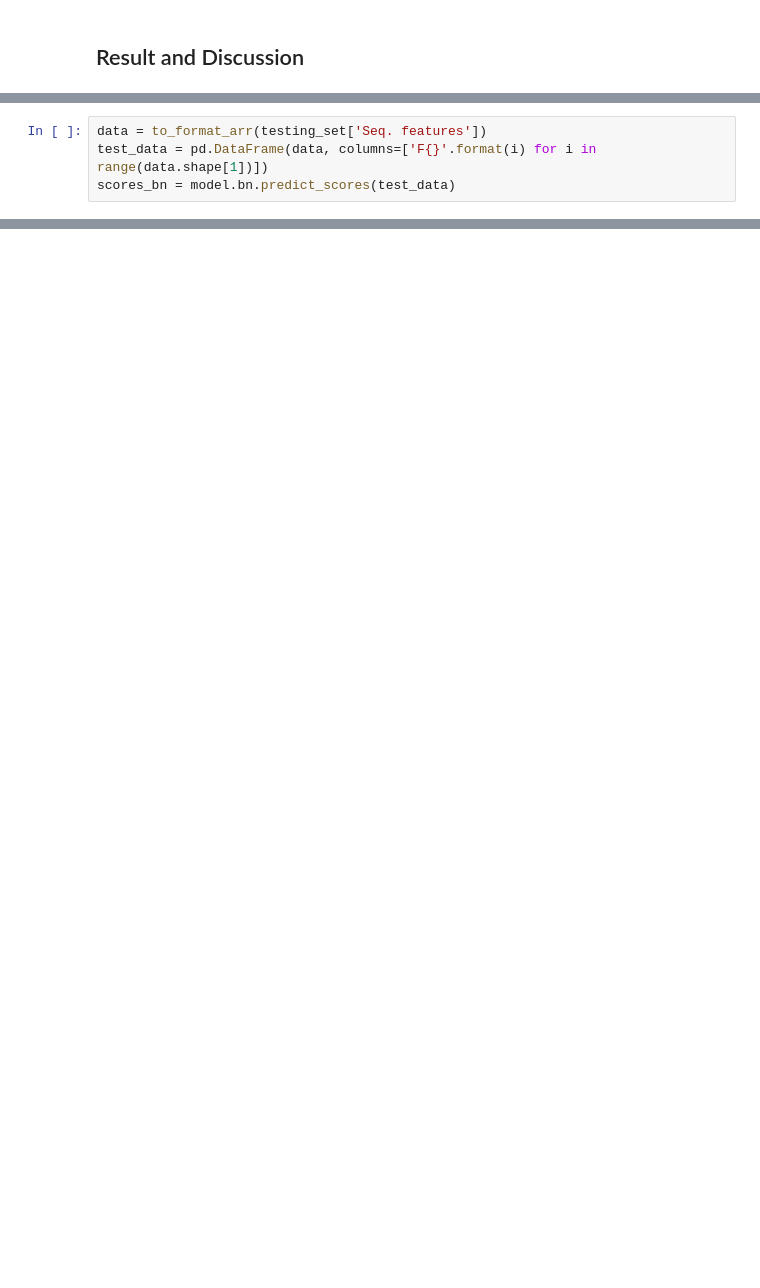
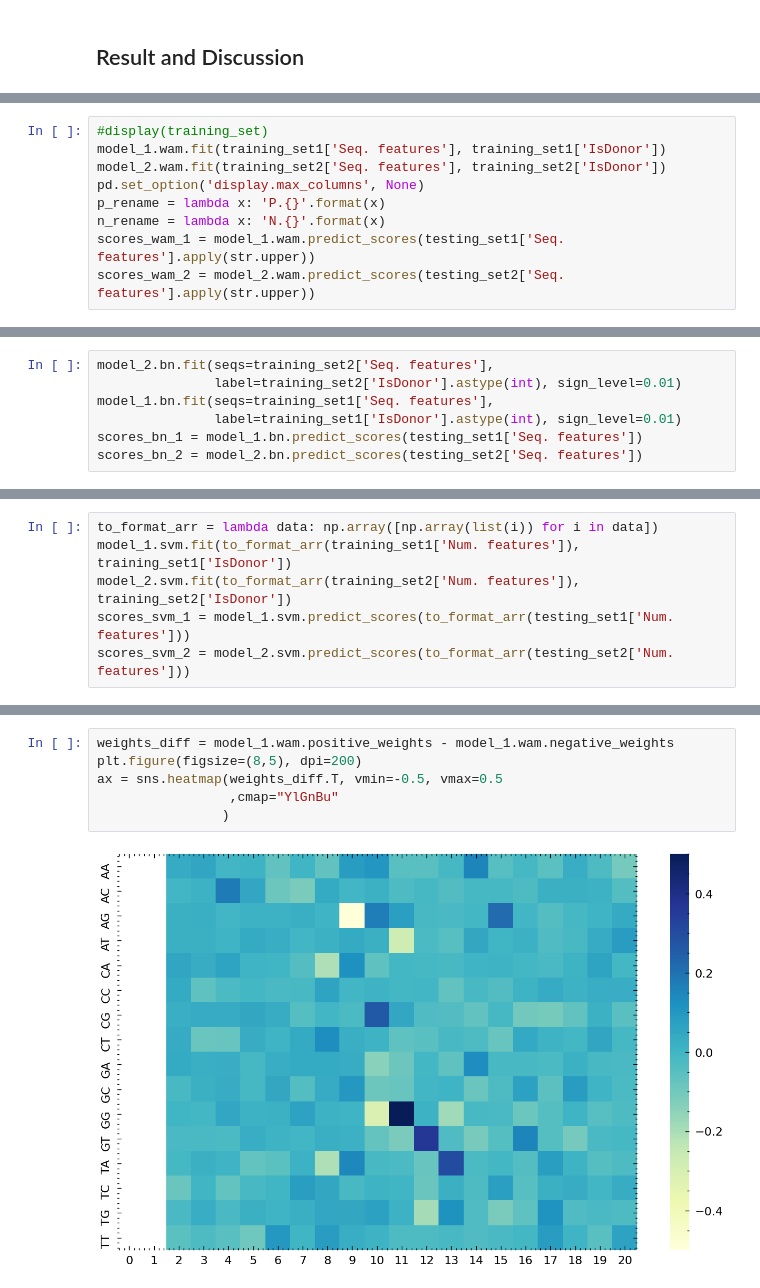
Before and after one commit to AdeBC/GSSR, a Jupyter notebook: Source/Report.ipynb, the cells around one changed output, grey strips where cells are left out. Drawn from its saved outputs; the diff is of its cells as text; blank space fills up the shorter version.

```diff
--- a/Source/Report.ipynb
+++ b/Source/Report.ipynb
@@ -185,4 +186,0 @@ nx.draw(G, with_labels=True, textsize=10000, pos=nx.spring_layout(G), node_size=
-# %%
-data = to_format_arr(testing_set['Seq. features'])
-test_data = pd.DataFrame(data, columns=['F{}'.format(i) for i in range(data.shape[1])])
-scores_bn = model.bn.predict_scores(test_data)
@@ -245,0 +191,9 @@ future research
+# %%
+#display(training_set)
+model_1.wam.fit(training_set1['Seq. features'], training_set1['IsDonor'])
+model_2.wam.fit(training_set2['Seq. features'], training_set2['IsDonor'])
+pd.set_option('display.max_columns', None)
+p_rename = lambda x: 'P.{}'.format(x)
+n_rename = lambda x: 'N.{}'.format(x)
+scores_wam_1 = model_1.wam.predict_scores(testing_set1['Seq. features'].apply(str.upper))
+scores_wam_2 = model_2.wam.predict_scores(testing_set2['Seq. features'].apply(str.upper))
@@ -245,0 +205,7 @@ future research
+# %%
+model_2.bn.fit(seqs=training_set2['Seq. features'],
+               label=training_set2['IsDonor'].astype(int), sign_level=0.01)
+model_1.bn.fit(seqs=training_set1['Seq. features'],
+               label=training_set1['IsDonor'].astype(int), sign_level=0.01)
+scores_bn_1 = model_1.bn.predict_scores(testing_set1['Seq. features'])
+scores_bn_2 = model_2.bn.predict_scores(testing_set2['Seq. features'])
@@ -245,0 +219,6 @@ future research
+# %%
+to_format_arr = lambda data: np.array([np.array(list(i)) for i in data])
+model_1.svm.fit(to_format_arr(training_set1['Num. features']), training_set1['IsDonor'])
+model_2.svm.fit(to_format_arr(training_set2['Num. features']), training_set2['IsDonor'])
+scores_svm_1 = model_1.svm.predict_scores(to_format_arr(testing_set1['Num. features']))
+scores_svm_2 = model_2.svm.predict_scores(to_format_arr(testing_set2['Num. features']))
@@ -245,0 +237,8 @@ future research
+# %%
+weights_diff = model_1.wam.positive_weights - model_1.wam.negative_weights
+plt.figure(figsize=(8,5), dpi=200)
+ax = sns.heatmap(weights_diff.T, vmin=-0.5, vmax=0.5
+                 ,cmap="YlGnBu"
+                )
+# %% [output]
+[figure, added]
```
Also changed, not shown: parts of 67 cells of this notebook, 17 other files.
